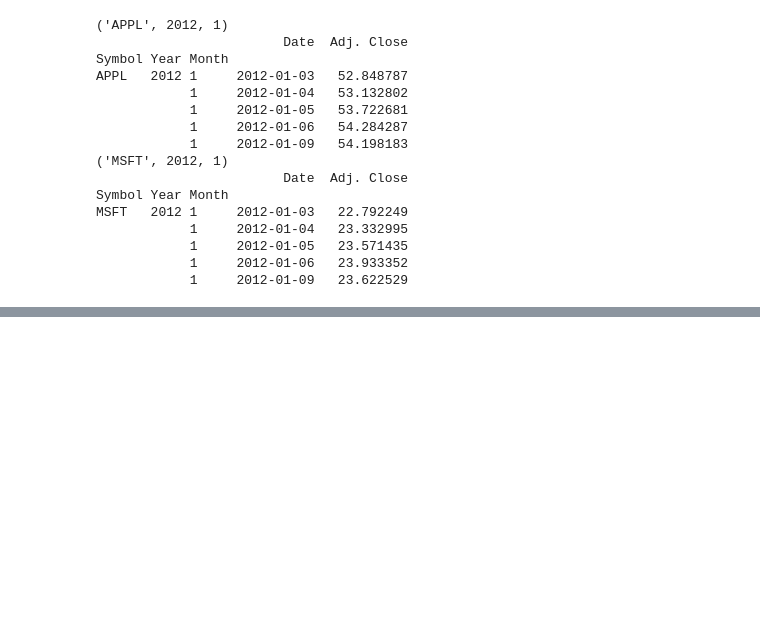
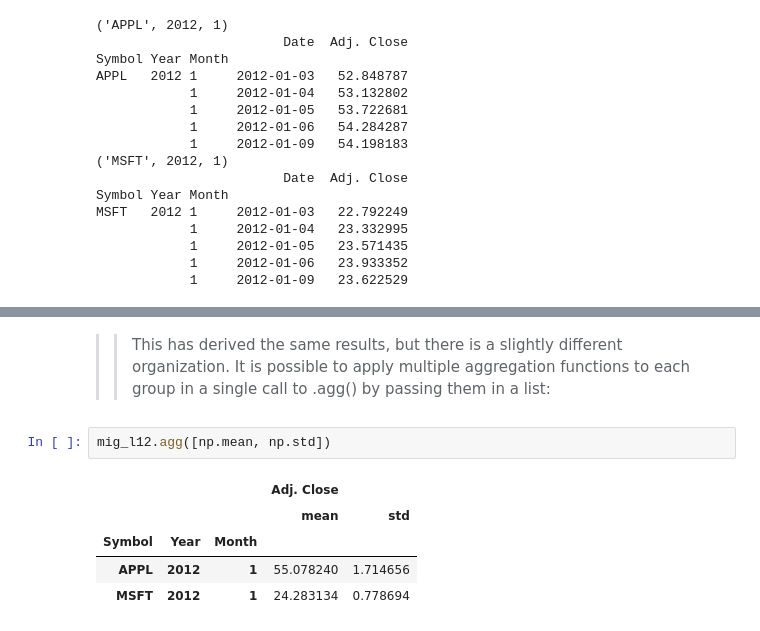
Before and after one commit to gauravsingh1012/Data-Analysis-and-Data-Visualisation, a Jupyter notebook: Pandas_For_Finance_Chapter_1_Reshaping,_Reorganizing_and_Aggregating.ipynb, the cells around one changed output, grey strips where cells are left out. Drawn from its saved outputs; the diff is of its cells as text; blank space fills up the shorter version.

```diff
--- a/Pandas_For_Finance_Chapter_1_Reshaping,_Reorganizing_and_Aggregating.ipynb
+++ b/Pandas_For_Finance_Chapter_1_Reshaping,_Reorganizing_and_Aggregating.ipynb
@@ -900,0 +936,12 @@ MSFT   2012 1     2012-01-03   22.792249
+# %% [markdown]
+>>This has derived the same results, but there is a slightly different organization.
+It is possible to apply multiple aggregation functions to each group in a single call to
+.agg() by passing them in a list:
+# %%
+mig_l12.agg([np.mean, np.std])
+# %% [output]
+|  |  |  | Adj. Close |  |
+|  |  |  | mean | std |
+| Symbol | Year | Month |  |  |
+| APPL | 2012 | 1 | 55.078240 | 1.714656 |
+| MSFT | 2012 | 1 | 24.283134 | 0.778694 |
```
Also changed, not shown: parts of 8 cells of this notebook.
